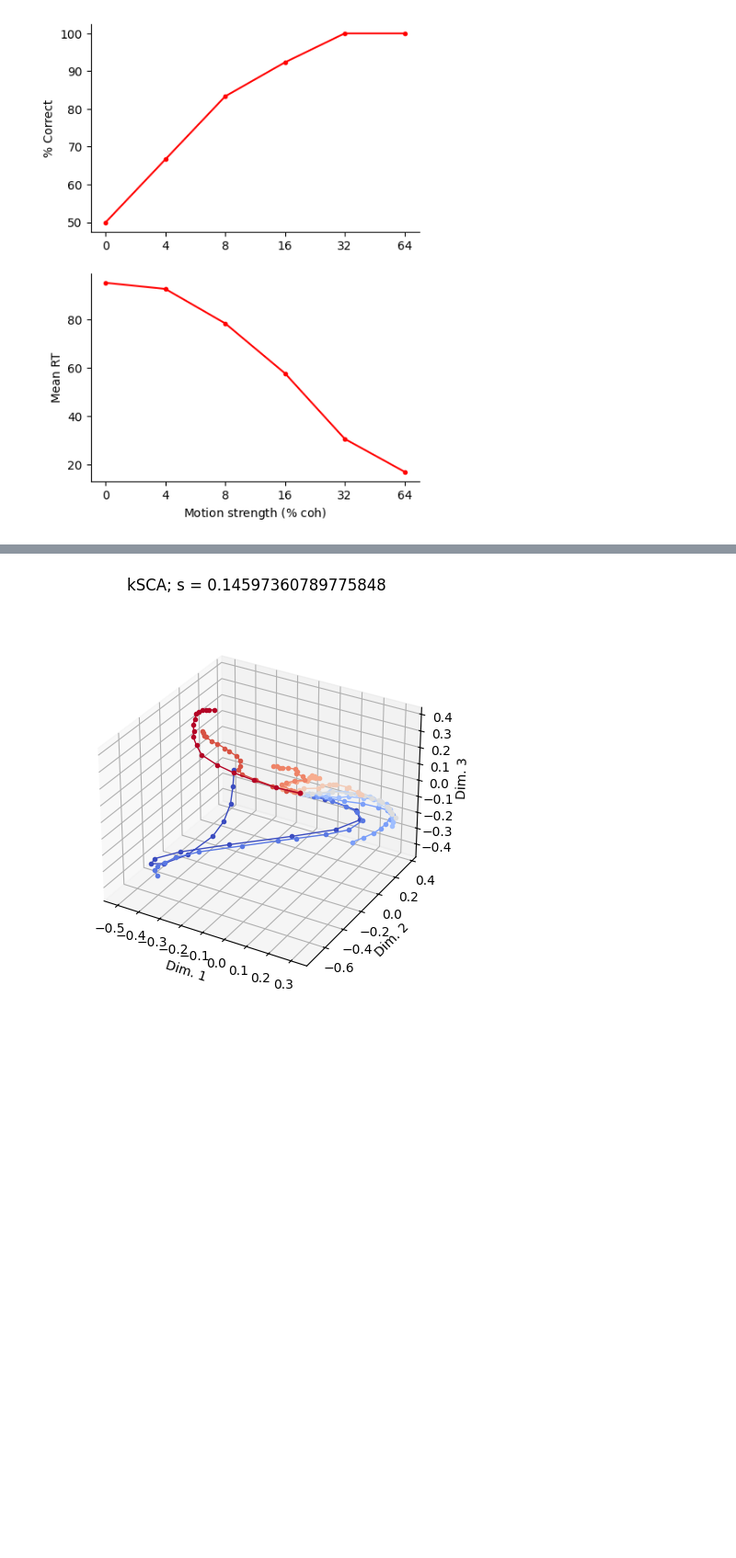
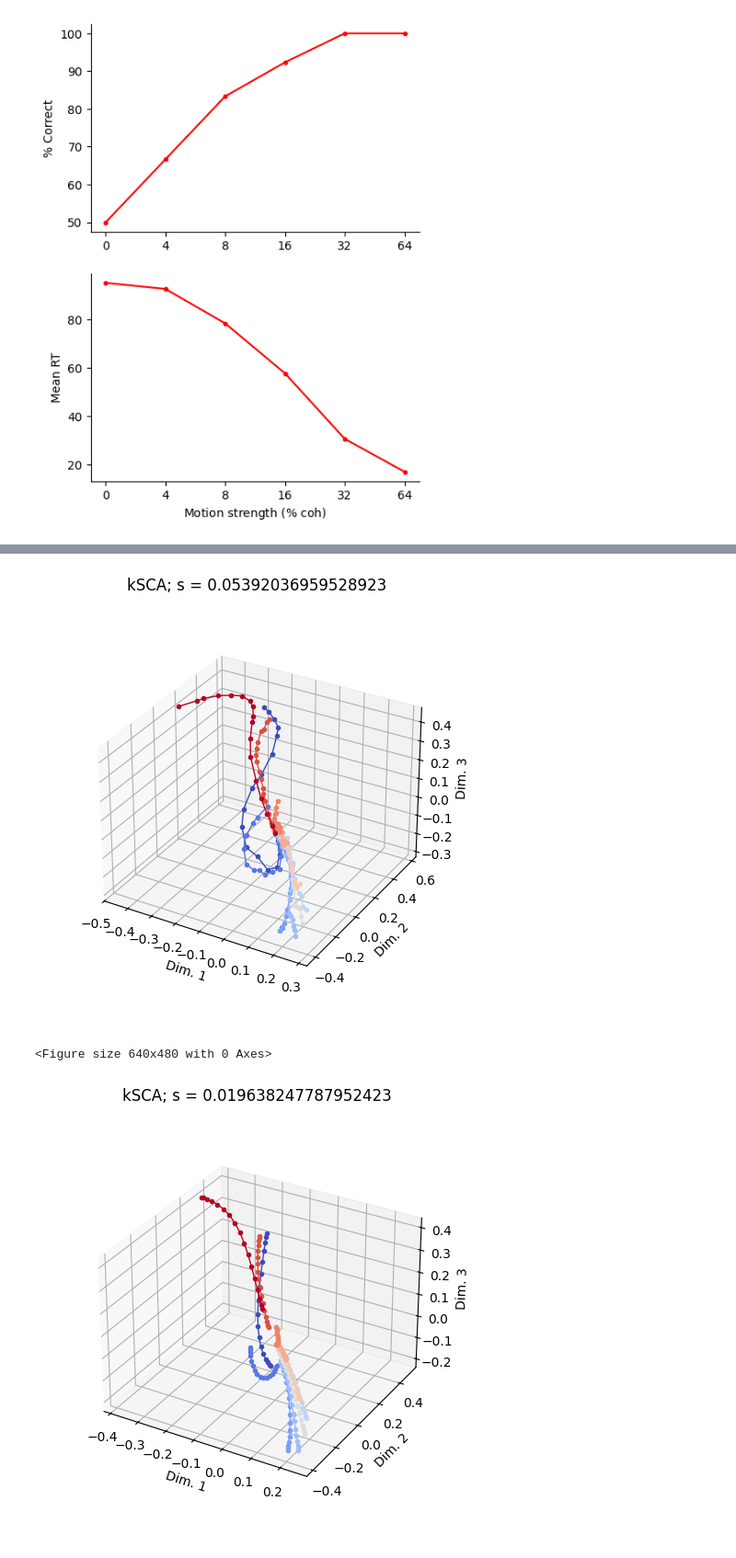
Before and after one commit to ArielleRosinski/SCA_project, a Jupyter notebook: DDM.ipynb, the cells around one changed output, grey strips where cells are left out. Shown at 92% size. Cells and saved outputs as stored; diff of their text form; code cells hidden in the pictures; blank space fills up the shorter version.

Commit message:
3D DDM noise 0.5

```diff
--- a/DDM.ipynb
+++ b/DDM.ipynb
@@ -140,7 +140,7 @@ def project(paths, proj_dims = 10):
 def relu(x):
     return jnp.maximum(0, x)
 
-def add_low_rank_noise(X, key1, key2, proj_dims = 3, sigma = 0.05 ):
+def add_low_rank_noise(X, key1, key2, proj_dims = 3, sigma = 0.5 ):
     trials, K, N, T = X.shape
     B = random.normal(key1, (N, proj_dims))
     B, _ = jnp.linalg.qr(B)
@@ -197,22 +198,28 @@ Iteration 290, S: 5037.7294921875, S_ratio: 0.1600748896598816
 # %%
 _, u, l2, scale = get_params(params, kernel_function=kernel_function)
 K_u_u_K_u_A_alpha_H, K_A_u, K_u_u, _  = get_alpha(params, A, X, kernel_function, d)
 
 X_reshaped = X.swapaxes(0,1).reshape(N,-1)
 K_u_X = kernel_function(u, X_reshaped, l2=l2, scale=scale).reshape(-1,K,T).swapaxes(0,1)
 Y = jnp.einsum('ji,kjm->kim',  K_u_u_K_u_A_alpha_H, K_u_X)
 Y = center(Y)
 
 for i in range(Y.shape[0]):
     #Y = Y[:,:,:jnp.array(RTs).reshape(-1)[i]]
     Y = Y[:,:,:int(jnp.mean(RTs, axis=0).squeeze()[i])]
 
 plot_3D_K_coded(Y, elevation=10, azimuth=60)
 
+Y_smoothed = apply_gaussian_smoothing(Y, sigma=4)
+plt.figure()
+plot_3D_K_coded(Y_smoothed)
+
 # plot_3D(Y[:,:,:])
 # plt.title(f'kSCA; s = {compute_S_all_pairs(Y)}')
 # %% [output]
-[figure, old version]
+[figure, new version]
+<Figure size 640x480 with 0 Axes>
+[figure, added]
 # %%
 fig = go.Figure()
 num_time_points = Y.shape[-1]
```
Also changed, not shown: parts of 4 cells of this notebook.
